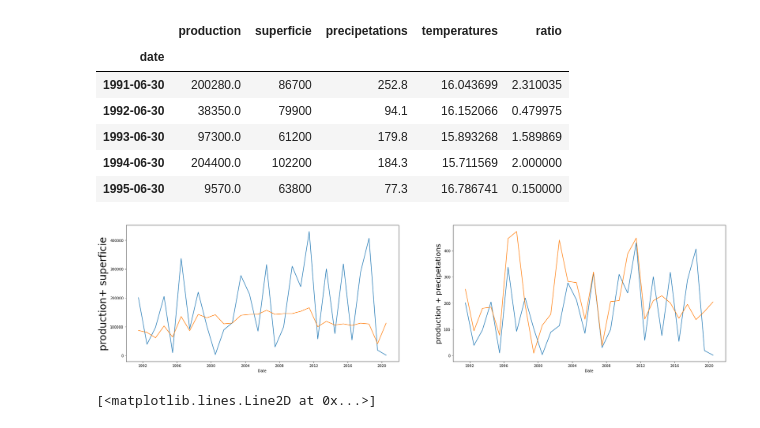
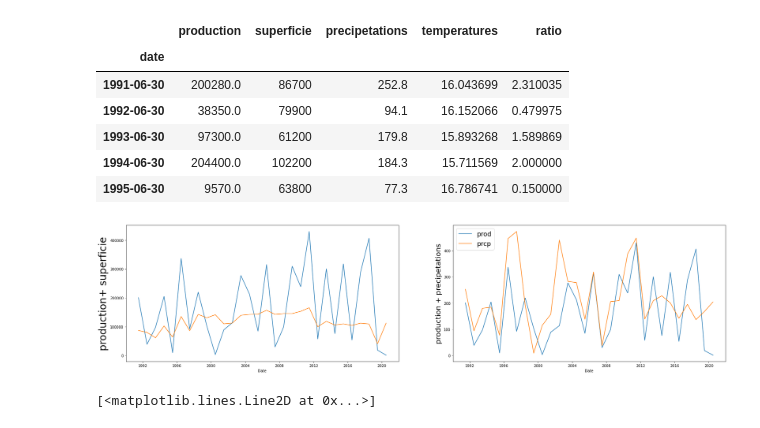
Before and after one commit to Hamid-abdellaoui/Crop-yield-prediction, a Jupyter notebook: croprediction.ipynb, the cells around one changed output. Drawn from its saved outputs; the diff is of its cells as text; code cells hidden in the pictures.

```diff
--- a/croprediction.ipynb
+++ b/croprediction.ipynb
@@ -950,21 +1015,21 @@ df.head()
 # %%
 fig, ax = plt.subplots(figsize=(30, 7))
 plt.subplot(121)
 plt.xlabel('Date')
 plt.ylabel('production+ superficie',fontsize=28)
 plt.plot(df['production'])
 plt.plot(df['superficie'])
 
 plt.subplot(122)
 plt.xlabel('Date')
 plt.ylabel('production + precipetations',fontsize=20)
-plt.plot(df['production']/1000)
-plt.plot(df['precipetations'])
-
+plt.plot(df['production']/1000, label='prod')
+plt.plot(df['precipetations'], label='prcp')
+plt.legend(fontsize=18)
 
 plt.show()
 # %% [output]
-[figure, old version]
+[figure, new version]
 # %%
 fig, ax = plt.subplots(figsize=(14, 3))
 plt.xlabel('Date')
```
Also changed, not shown: parts of 68 cells of this notebook.
